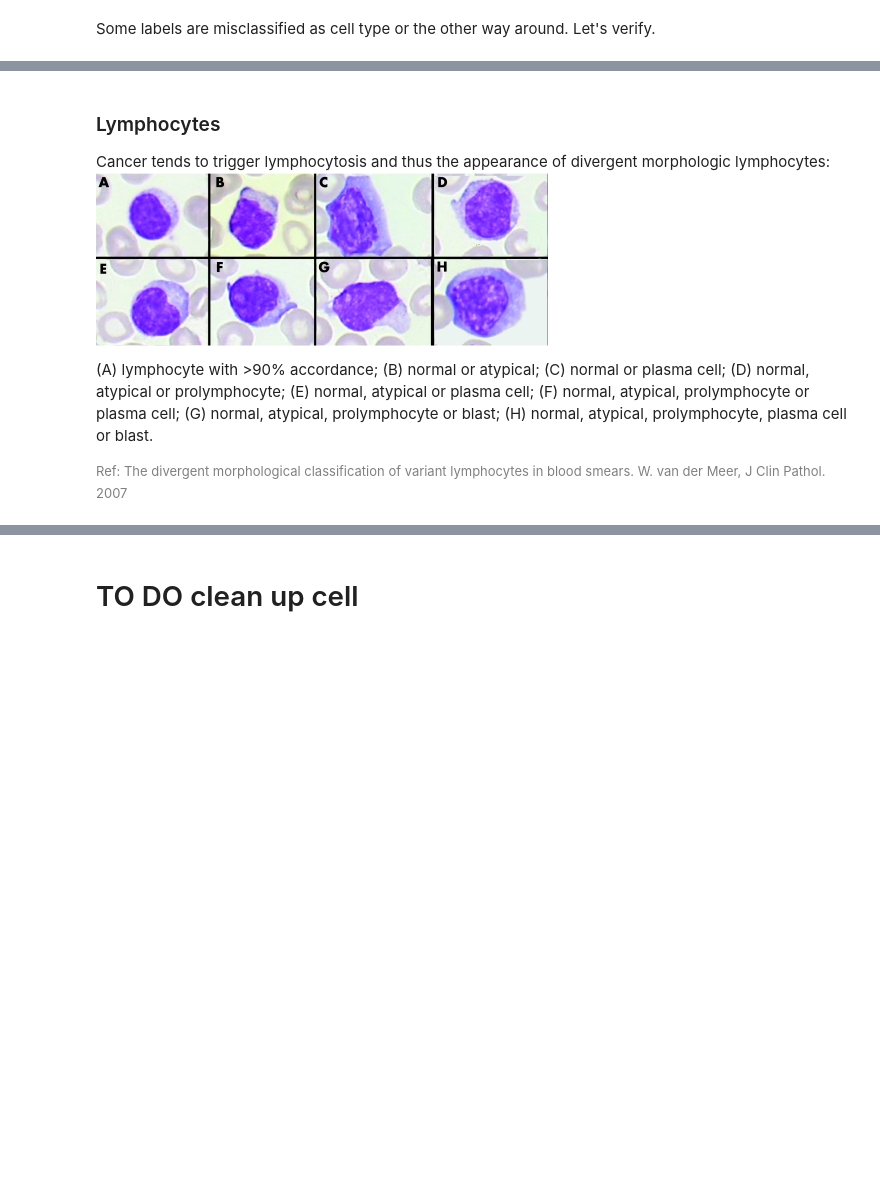
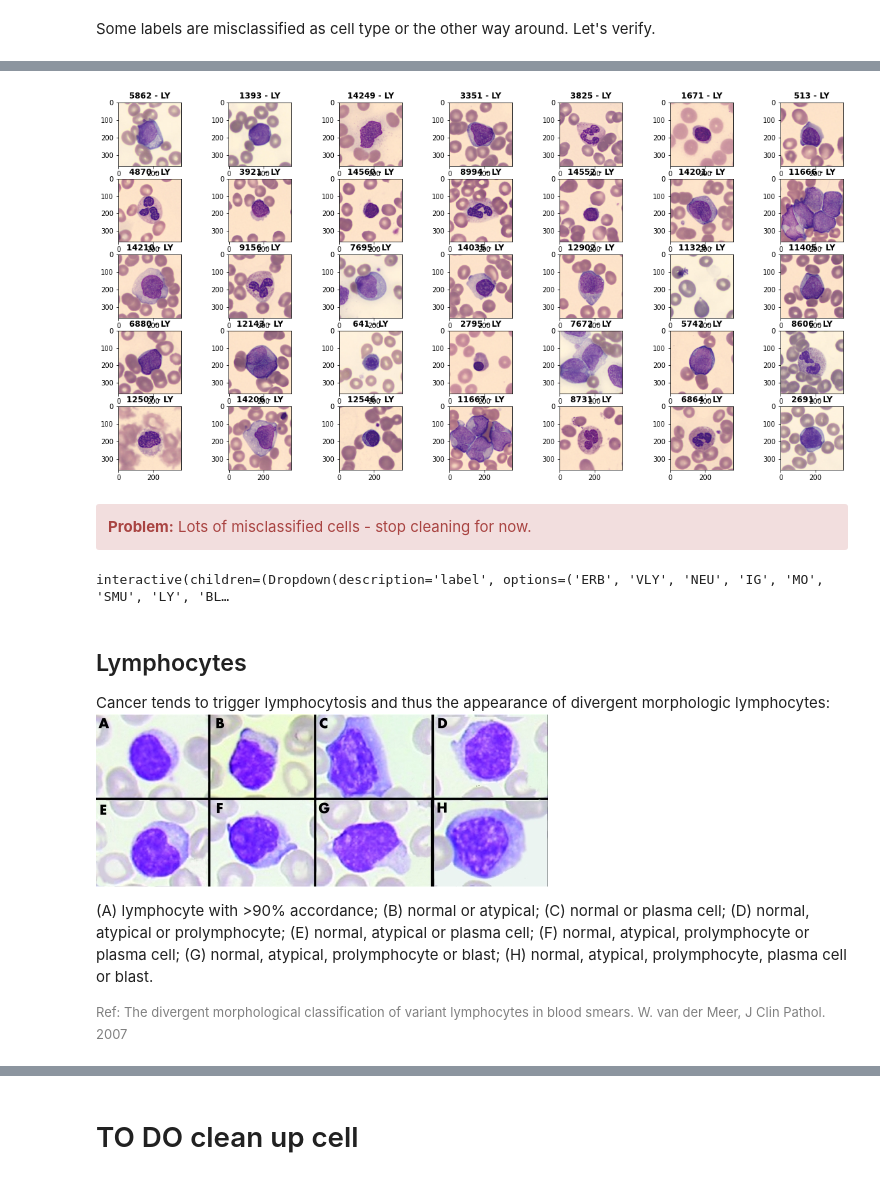
Before and after one commit to Marie-anneMawhin/Leukopy, a Jupyter notebook: notebooks/cleaning/Importer_PBC_AML_APL.ipynb, the cells around one changed output, grey strips where cells are left out. Cells and saved outputs as stored; diff of their text form; code cells hidden in the pictures; blank space fills up the shorter version.

Commit message:
started cleaning of AML

```diff
--- a/notebooks/cleaning/Importer_PBC_AML_APL.ipynb
+++ b/notebooks/cleaning/Importer_PBC_AML_APL.ipynb
@@ -248,0 +251,3 @@ These cells are difficult to classify as such and the unidentified and young uni
+# %%
+label_count = label_count.reset_index(drop=False)
+label_count[label_count.label.isin(['ART', 'UI', 'USRWBC2'])]['count'].sum()/df.shape[0] *100
@@ -248,0 +263,5 @@ These cells are difficult to classify as such and the unidentified and young uni
+# %%
+df3 = df2.copy()
+for indices in label_count[label_count.label.isin(['ART', 'UI', 'USRWBC2'])].set_index(['label', 'cell_type']).index:
+    label, celltype = indices
+    df3 = df3.drop(df[(df['label'] == label) & (df3['cell_type'] == celltype)].index)
@@ -248,0 +290,3 @@ These cells are difficult to classify as such and the unidentified and young uni
+# %%
+plot_rand_class(['LY'], df3);
+# %% [output]
@@ -249,5 +299,16 @@ These cells are difficult to classify as such and the unidentified and young uni
+[figure, added]
+# %% [markdown]
+<div class="alert alert-block alert-danger"><b>Problem:</b> Lots of misclassified cells - stop cleaning for now.</div>
+# %%
+@interact(label = df.label.unique(), celltype= df.cell_type.unique())
+def show_im(label, celltype):
+    temp_df = df[(signed.label==label) & (df.cell_type == celltype)]
+    img = leuko.load_image(np.random.choice(temp_df["img_paths"]))
+    return io.imshow(img)
+# %% [output]
+interactive(children=(Dropdown(description='label', options=('ERB', 'VLY', 'NEU', 'IG', 'MO', 'SMU', 'LY', 'BL…
 # %% [markdown]
-### Lymphocytes
+## Lymphocytes
 
 Cancer tends to trigger lymphocytosis and thus the appearance of divergent morphologic lymphocytes:
 ![image.png](attachment:404754e1-eb59-4a5a-ac78-17df42ed892f.png)
```
Also changed, not shown: parts of 33 cells of this notebook.
